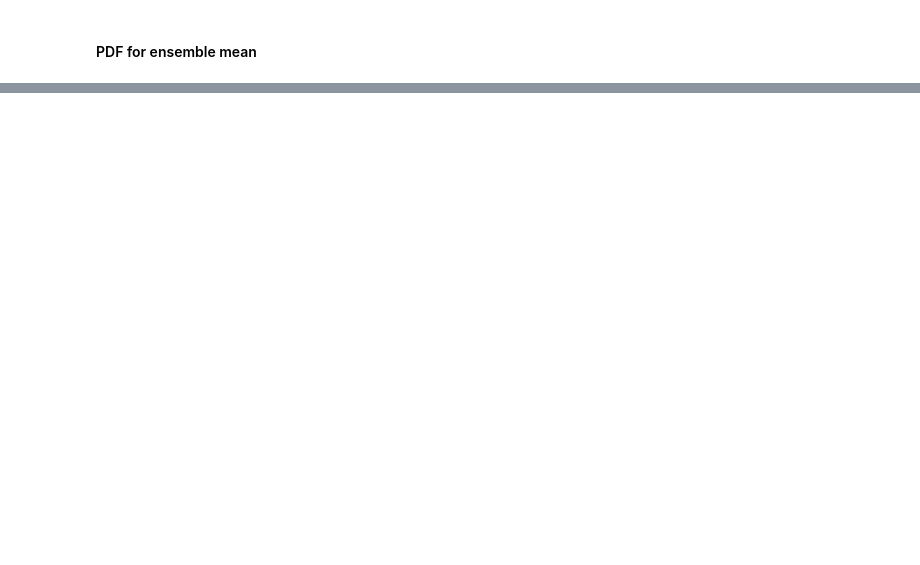
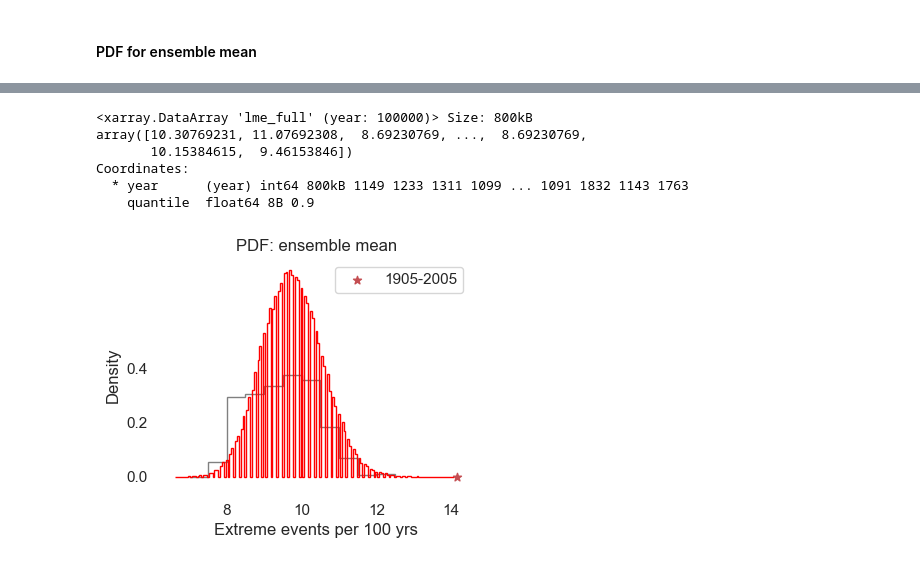
Before and after one commit to ktcarr/12860-tutorial, a Jupyter notebook: docs/pages/tutorial_11-7/azores_analysis.ipynb, the cells around one changed output, grey strips where cells are left out. Drawn from its saved outputs; the diff is of its cells as text; code cells hidden in the pictures; blank space fills up the shorter version.

Commit message:
normal dist emerges with small bin size

```diff
--- a/docs/pages/tutorial_11-7/azores_analysis.ipynb
+++ b/docs/pages/tutorial_11-7/azores_analysis.ipynb
@@ -342,4 +348,8 @@ rand_idx = rng.choice(len(sample_pool.sample), size=int(13 * 1e5))
 rand_samples = sample_pool.values[rand_idx]
 
 ## also create an artificial "ensemble mean"
-rand_samples_ens_mean = rand_samples.reshape(13, -1).mean(0)
+# rand_samples_ens_mean = rand_samples.reshape(13, -1).mean(0)
+
+## second version
+rand_years = rng.choice(extreme_count_nonan.year.values[:-50], size=int(1e5), replace=True)
+rand_samples_ens_mean = extreme_count_nonan.sel(year=rand_years).mean("ensemble_member")
@@ -345,0 +360,19 @@ rand_samples_ens_mean = rand_samples.reshape(13, -1).mean(0)
+# %%
+def monte_carlo_frequency(n_iterations, bool_array, auto=None):
+
+    #initialize array to hold the number of events occuring in each sample
+    n_true = np.zeros(n_iterations)
+
+    for i in tqdm.tqdm(range(0,n_iterations)):
+
+        n_true_temp = np.zeros(13)
+
+        for j in range(0,13):
+
+            start = rng.choice(bool_array.shape[1])
+
+            n_true_temp[j] = bool_array[j,start]
+
+        n_true[i]= n_true_temp.sum()
+
+    return n_true
@@ -345,0 +381,2 @@ rand_samples_ens_mean = rand_samples.reshape(13, -1).mean(0)
+# %%
+f = monte_carlo_frequency(n_iterations=100000, bool_array = extreme_count_nonan.values)
@@ -378,28 +433,43 @@ plt.show()
+# %%
+rand_samples_ens_mean
+# %% [output]
+<xarray.DataArray 'lme_full' (year: 100000)> Size: 800kB
+array([10.30769231, 11.07692308,  8.69230769, ...,  8.69230769,
+       10.15384615,  9.46153846])
+Coordinates:
+  * year      (year) int64 800kB 1149 1233 1311 1099 ... 1091 1832 1143 1763
+    quantile  float64 8B 0.9
 # %%
 ## specify bin edges
 pdf, edges = get_empirical_pdf(rand_samples_ens_mean, bin_edges=np.arange(7, 13, 0.5))
+# pdf_, _ = get_empirical_pdf(extreme_count_nonan.mean("ensemble_member"), bin_edges=np.arange(7, 13, 0.5))
+pdf_, edges_ = get_empirical_pdf(f/13, bin_edges=np.arange(6.625, 14.125, 0.05))
 
 #### Plot result
 fig, ax = plt.subplots(figsize=(4, 3))
 
 ## plot histogram
 ax.stairs(values=pdf, edges=edges, color="gray")
+ax.stairs(values=pdf_, edges=edges_, color="red")
 
 # plot samples from last 100 years
 ax.scatter(
     extreme_count_nonan.isel(year=-1).mean("ensemble_member"),
     0,
     marker="*",
     c="r",
     label="1905-2005",
 )
 
 ## label
 ax.set_xlabel(r"Extreme events per 100 yrs")
 ax.set_ylabel("Density")
 ax.set_title("PDF: ensemble mean")
 ax.set_yticks([0, 0.2, 0.4])
 ax.set_ylim([-0.05, None])
+# ax.set_xlim([9.5,9.9])
 ax.legend()
 
 plt.show()
+# %% [output]
+[figure, added]
```
Also changed, not shown: parts of 9 cells of this notebook.
